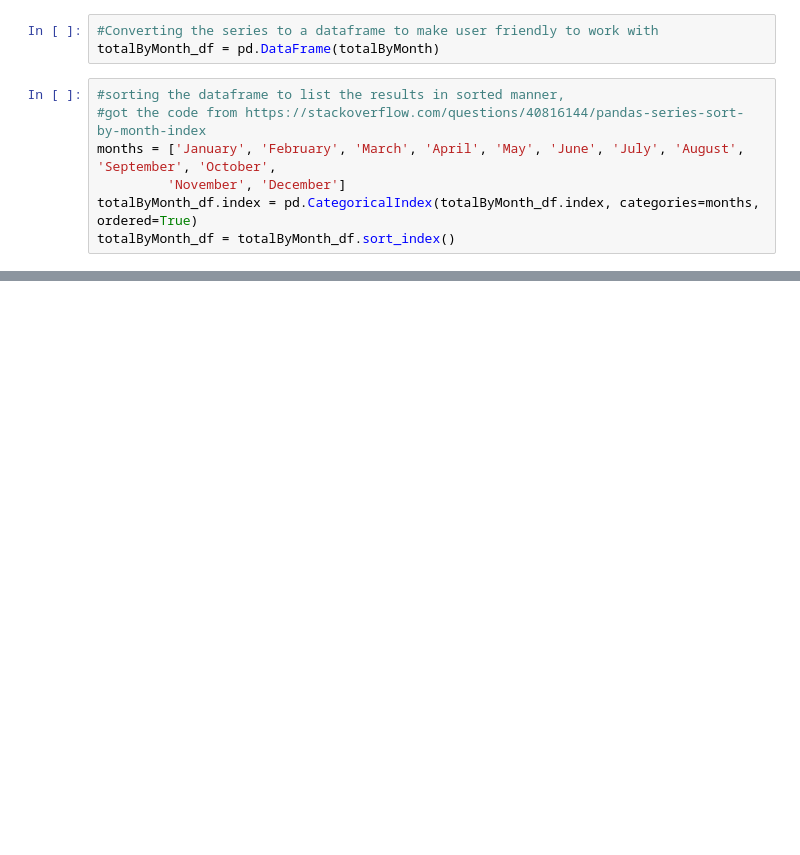
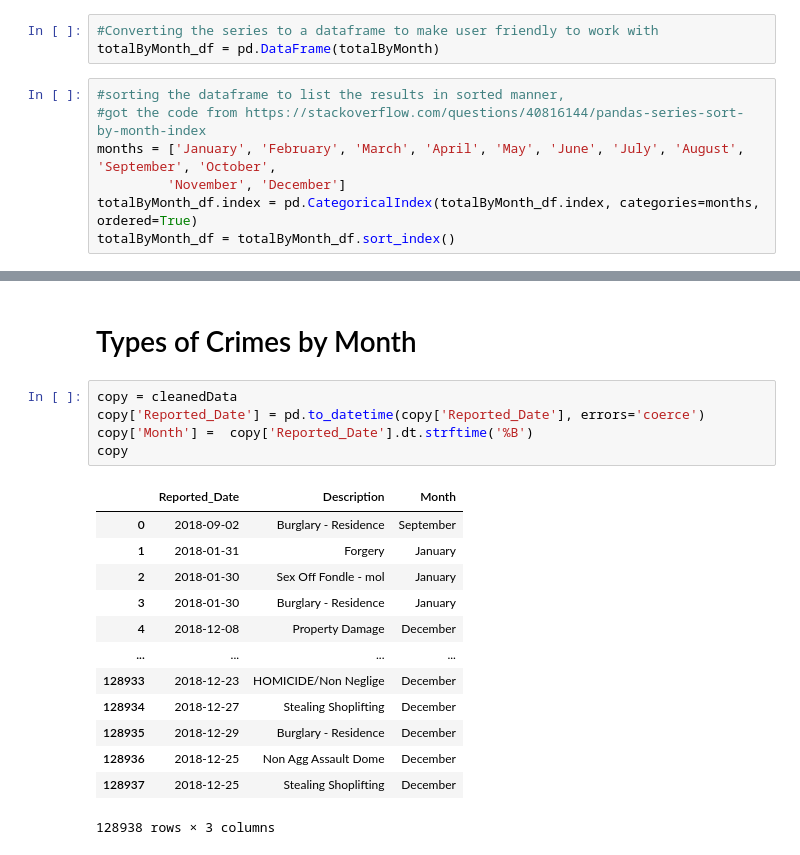
Before and after one commit to kanskris/kansas_crime_2018, a Jupyter notebook: Laylaa- Monthly Analysis.ipynb, the cells around one changed output, grey strips where cells are left out. Saved outputs shown, nothing was run; the diff lists cells and outputs as text; blank space fills up the shorter version.

```diff
--- a/Laylaa- Monthly Analysis.ipynb
+++ b/Laylaa- Monthly Analysis.ipynb
@@ -42,0 +61,21 @@ plt.show()
+# %% [markdown]
+# Types of Crimes by Month
+# %%
+copy = cleanedData
+copy['Reported_Date'] = pd.to_datetime(copy['Reported_Date'], errors='coerce')
+copy['Month'] =  copy['Reported_Date'].dt.strftime('%B')
+copy
+# %% [output]
+|  | Reported_Date | Description | Month |
+| 0 | 2018-09-02 | Burglary - Residence | September |
+| 1 | 2018-01-31 | Forgery | January |
+| 2 | 2018-01-30 | Sex Off Fondle - mol | January |
+| 3 | 2018-01-30 | Burglary - Residence | January |
+| 4 | 2018-12-08 | Property Damage | December |
+| ... | ... | ... | ... |
+| 128933 | 2018-12-23 | HOMICIDE/Non Neglige | December |
+| 128934 | 2018-12-27 | Stealing Shoplifting | December |
+| 128935 | 2018-12-29 | Burglary - Residence | December |
+| 128936 | 2018-12-25 | Non Agg Assault Dome | December |
+| 128937 | 2018-12-25 | Stealing Shoplifting | December |
+128938 rows × 3 columns
```
Also changed, not shown: parts of 8 cells of this notebook.
